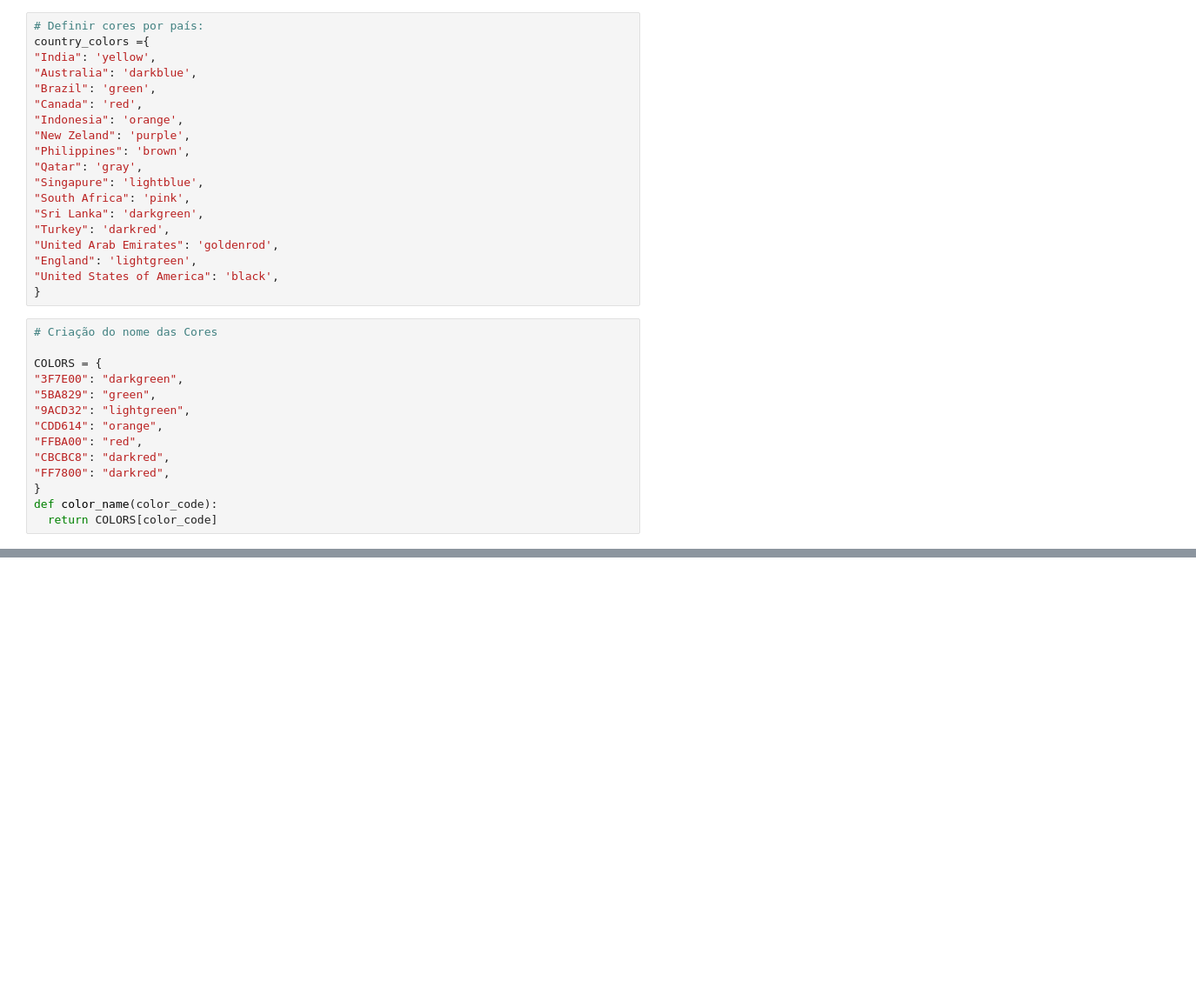
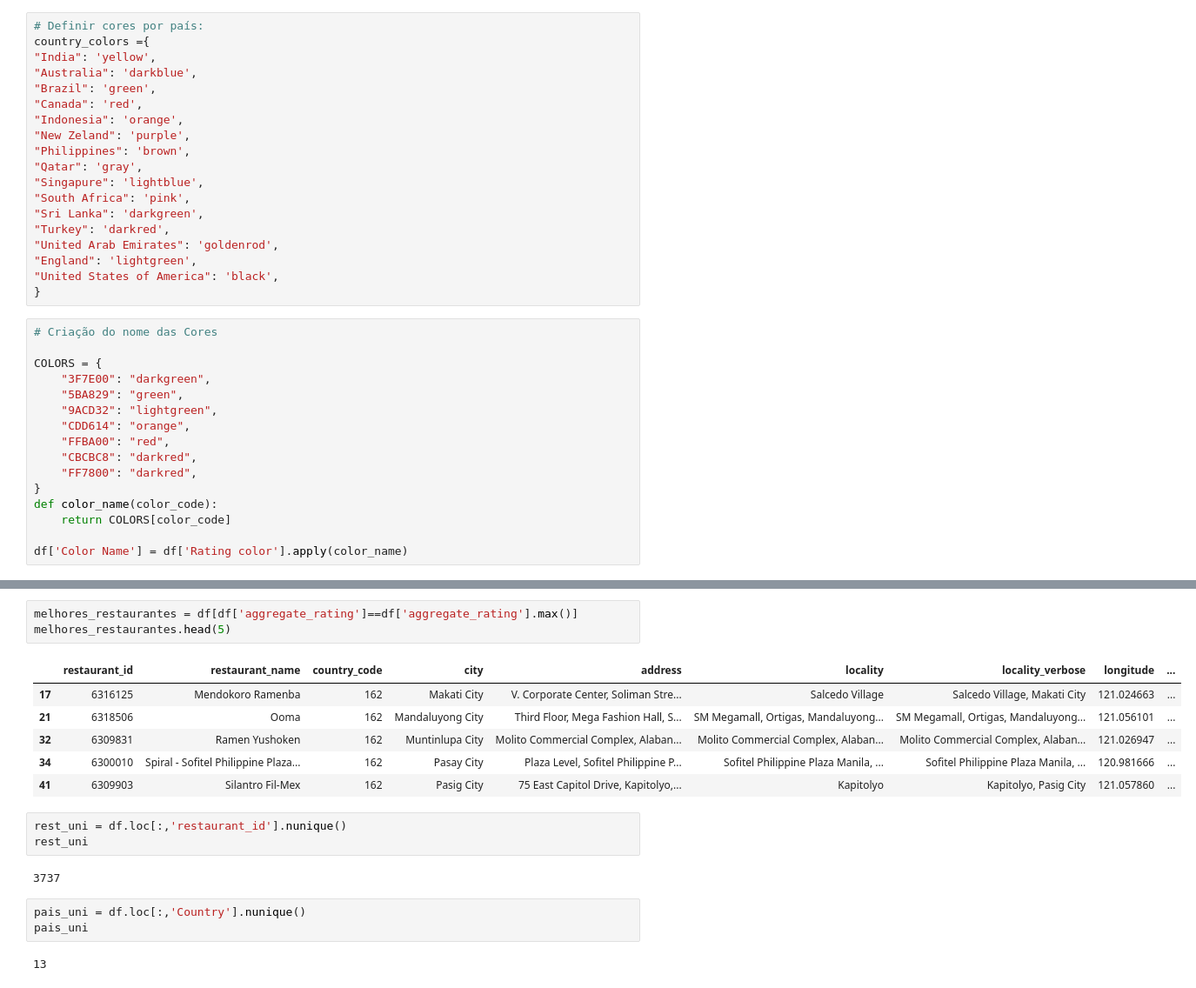
Before and after one commit to arthurbarbosalima123-dot/projeto_final, a Jupyter notebook: projeto_final.ipynb, the cells around one changed output, grey strips where cells are left out. Shown at 87% size. Drawn from its saved outputs; the diff is of its cells as text; blank space fills up the shorter version.

```diff
--- a/projeto_final.ipynb
+++ b/projeto_final.ipynb
@@ -87,14 +91,16 @@ country_colors ={
 # Criação do nome das Cores
 
 COLORS = {
-"3F7E00": "darkgreen",
-"5BA829": "green",
-"9ACD32": "lightgreen",
-"CDD614": "orange",
-"FFBA00": "red",
-"CBCBC8": "darkred",
-"FF7800": "darkred",
+    "3F7E00": "darkgreen",
+    "5BA829": "green",
+    "9ACD32": "lightgreen",
+    "CDD614": "orange",
+    "FFBA00": "red",
+    "CBCBC8": "darkred",
+    "FF7800": "darkred",
 }
 def color_name(color_code):
-  return COLORS[color_code]
+    return COLORS[color_code]
+
+df['Color Name'] = df['Rating color'].apply(color_name)
 # %%
@@ -124,0 +738,20 @@ df["Country"] = df["Country Code"].apply(country_name)
+# %%
+melhores_restaurantes = df[df['aggregate_rating']==df['aggregate_rating'].max()]
+melhores_restaurantes.head(5)
+# %% [output]
+|  | restaurant_id | restaurant_name | country_code | city | address | locality | locality_verbose | longitude | ... |
+| 17 | 6316125 | Mendokoro Ramenba | 162 | Makati City | V. Corporate Center, Soliman Stre... | Salcedo Village | Salcedo Village, Makati City | 121.024663 | ... |
+| 21 | 6318506 | Ooma | 162 | Mandaluyong City | Third Floor, Mega Fashion Hall, S... | SM Megamall, Ortigas, Mandaluyong... | SM Megamall, Ortigas, Mandaluyong... | 121.056101 | ... |
+| 32 | 6309831 | Ramen Yushoken | 162 | Muntinlupa City | Molito Commercial Complex, Alaban... | Molito Commercial Complex, Alaban... | Molito Commercial Complex, Alaban... | 121.026947 | ... |
+| 34 | 6300010 | Spiral - Sofitel Philippine Plaza... | 162 | Pasay City | Plaza Level, Sofitel Philippine P... | Sofitel Philippine Plaza Manila, ... | Sofitel Philippine Plaza Manila, ... | 120.981666 | ... |
+| 41 | 6309903 | Silantro Fil-Mex | 162 | Pasig City | 75 East Capitol Drive, Kapitolyo,... | Kapitolyo | Kapitolyo, Pasig City | 121.057860 | ... |
+# %%
+rest_uni = df.loc[:,'restaurant_id'].nunique()
+rest_uni
+# %% [output]
+3737
+# %%
+pais_uni = df.loc[:,'Country'].nunique()
+pais_uni
+# %% [output]
+13
```
Also changed, not shown: parts of 70 cells of this notebook.
